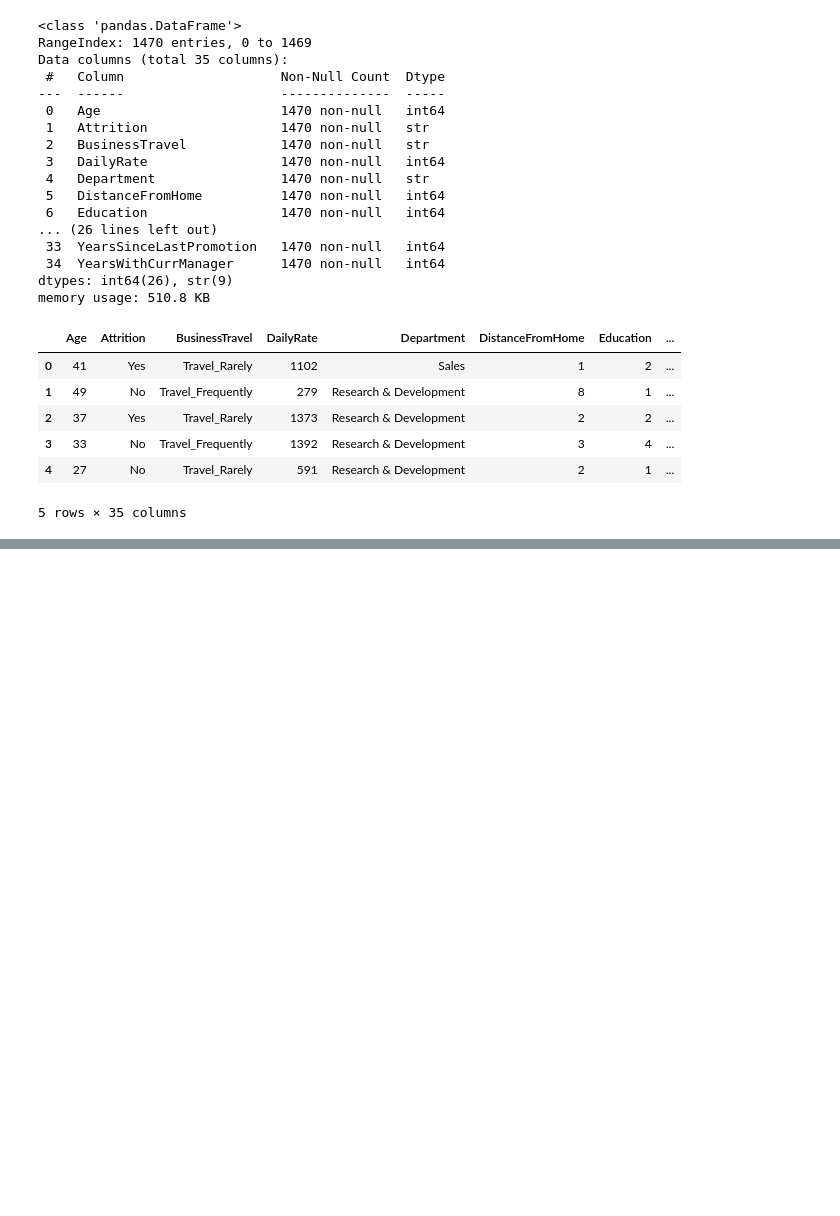
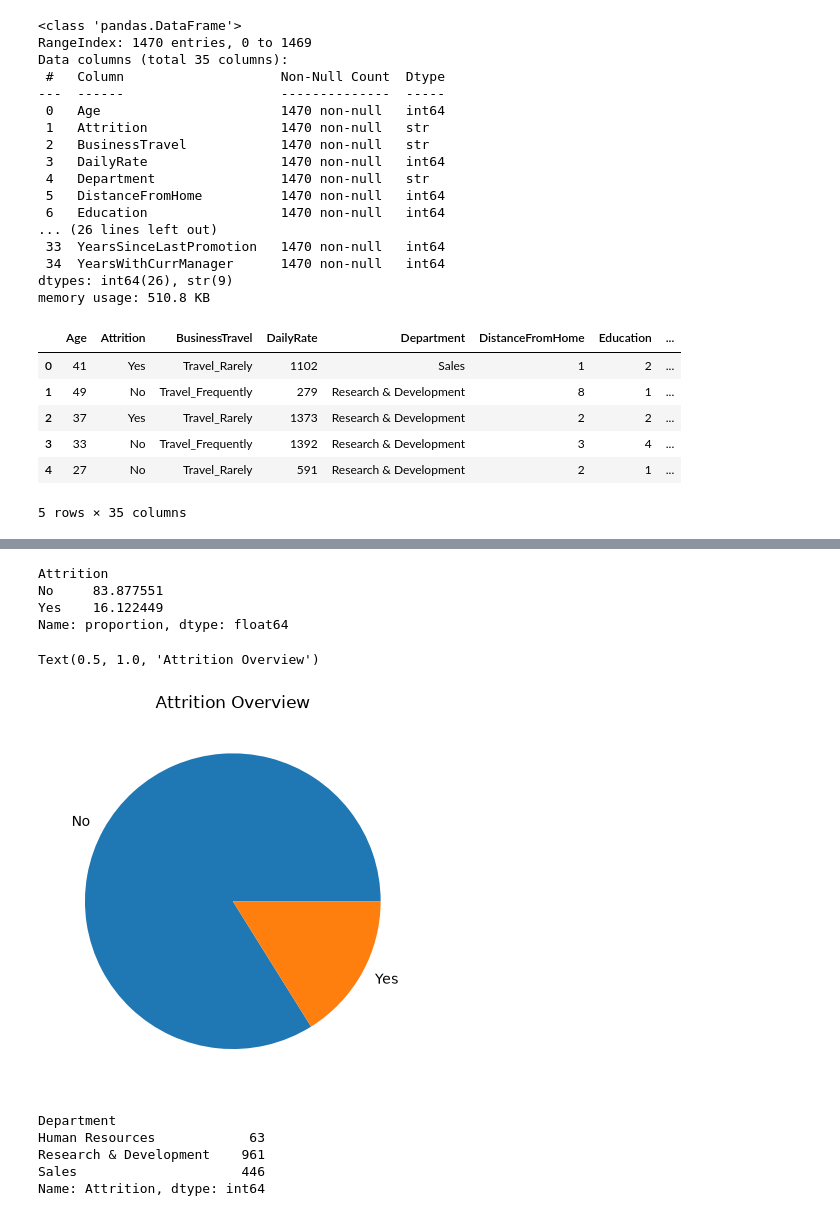
Before and after one commit to Fatima-Arain206/SOFTGROWTECH_INTERNSHIP_FINAL_PROJECT, a Jupyter notebook: Interactive_DashBoards/dashboard.ipynb, the cells around one changed output, grey strips where cells are left out. Cells and saved outputs as stored; diff of their text form; code cells hidden in the pictures; blank space fills up the shorter version.

```diff
--- a/Interactive_DashBoards/dashboard.ipynb
+++ b/Interactive_DashBoards/dashboard.ipynb
@@ -38,0 +88,23 @@ df.head()
+# %%
+# find the percentage of attrition
+df['Attrition'].value_counts(normalize=True)*100
+# %% [output]
+Attrition
+No     83.877551
+Yes    16.122449
+Name: proportion, dtype: float64
+# %%
+df.groupby(df['Attrition'])['EmployeeCount'].count().plot(kind='pie')
+plt.title('Attrition Overview')
+# %% [output]
+Text(0.5, 1.0, 'Attrition Overview')
+[figure, added]
+# %%
+# attrition by department
+df.groupby('Department')['Attrition'].count()
+# %% [output]
+Department
+Human Resources            63
+Research & Development    961
+Sales                     446
+Name: Attrition, dtype: int64
```
Also changed, not shown: parts of 13 cells of this notebook.
